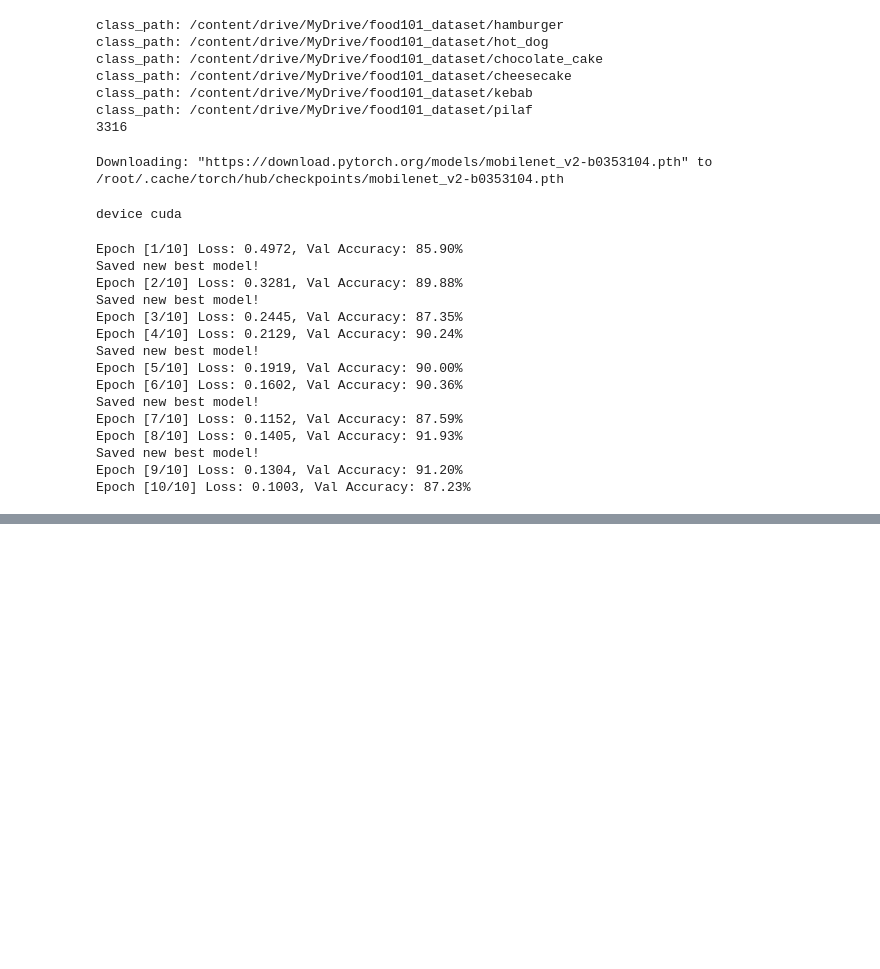
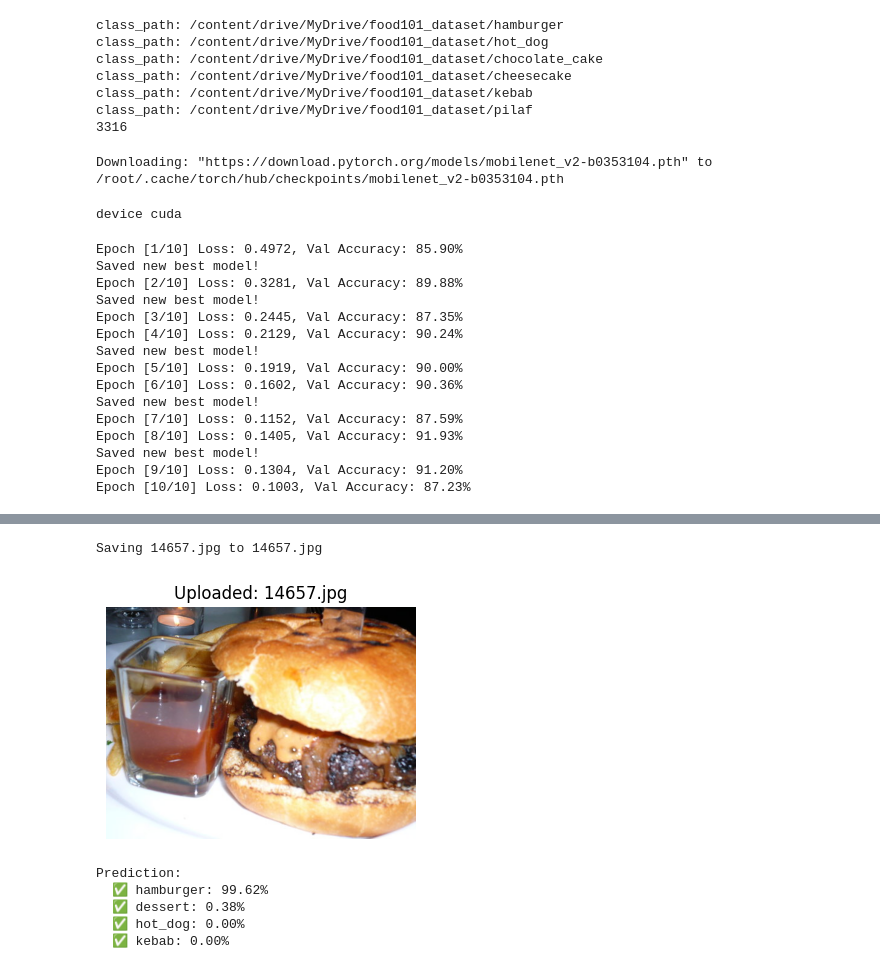
Before and after one commit to Alisherbakh/computer_vison, a Jupyter notebook: menu_detector_model.ipynb, the cells around one changed output, grey strips where cells are left out. Drawn from its saved outputs; the diff is of its cells as text; code cells hidden in the pictures; blank space fills up the shorter version.

Commit message:
feat: menu_detector model usage codes creation

```diff
--- a/menu_detector_model.ipynb
+++ b/menu_detector_model.ipynb
@@ -216,0 +219,73 @@ Epoch [10/10] Loss: 0.1003, Val Accuracy: 87.23%
+# %%
+# -----------------------------------------
+# Required Imports
+# -----------------------------------------
+import torch                                      # Asosiy PyTorch kutubxonasi
+import torchvision.transforms as transforms       # Rasmni tayyorlash vositalari (Resize, ToTensor, Normalize)
+from torchvision.models import mobilenet_v2       # MobileNetV2 modelini yaratuvchi funksiya
+from PIL import Image                             # Rasmni ochish uchun
+from google.colab import files                    # Kompyuterdan Colab'ga fayl (rasm) yuklash uchun
+import io                                         # Yuklangan faylni xotirada (baytlar sifatida) ochish uchun
+import matplotlib.pyplot as plt                   # Rasm va natijani ko'rsatish uchun
+
+# -----------------------------------------
+# Define Semantic Classes
+# -----------------------------------------
+CLASSES = ['hamburger', 'hot_dog', 'dessert', 'kebab', 'pilaf']  # Must match training order   → o'qitishdagi tartib bilan bir xil bo'lishi SHART
+NUM_CLASSES = len(CLASSES)                        # Sinflar soni → 5
+CLASS_TO_IDX = {cls: i for i, cls in enumerate(CLASSES)}   # Sinf nomi → raqam: {'hamburger': 0, ..., 'pilaf': 4}
+
+# -----------------------------------------
+# Transform for Uploaded Images (no augmentations!)
+# -----------------------------------------
+transform = transforms.Compose([                  # Yuklangan rasmni o'qitishdagidek tayyorlaymiz
+    transforms.Resize((224, 224)),                # 224x224 o'lchamga keltiramiz
+    transforms.ToTensor(),                        # Tensorga aylantiramiz: 0–255 → 0–1, H,W,C → C,H,W
+    transforms.Normalize(mean=[0.485, 0.456, 0.406],   # ImageNet o'rtacha qiymatlari
+                         std=[0.229, 0.224, 0.225])    # ImageNet standart og'ishlari
+])
+
+# -----------------------------------------
+# Load Model
+# -----------------------------------------
+model = mobilenet_v2(weights=None)                # Bo'sh MobileNetV2 "skeleti"ni yaratamiz (og'irliklarsiz)
+model.classifier[1] = torch.nn.Linear(model.classifier[1].in_features, NUM_CLASSES)   # Oxirgi qatlamni 5 sinfga moslaymiz (o'qitishdagidek)
+model.load_state_dict(torch.load('/content/menu_detector.pth', map_location='cpu'))   # O'qitilgan og'irliklarni fayldan yuklaymiz
+
+device = torch.device('cuda' if torch.cuda.is_available() else 'cpu')   # GPU bo'lsa cuda, bo'lmasa cpu
+print('device:', device)                          # Tanlangan qurilmani chiqaramiz
+model = model.to(device)                          # Modelni qurilmaga ko'chiramiz
+model.eval()                                      # Bashorat rejimi (Dropout o'chadi)
+
+
+
+
+# -----------------------------------------
+# Upload & Predict
+# -----------------------------------------
+print("Upload one or more images of your food:")   # Foydalanuvchiga rasm yuklash haqida xabar
+uploaded = files.upload()                         # Kompyuterdan rasm tanlash tugmasini chiqaradi → {fayl_nomi: baytlar}
+
+for image_name in uploaded.keys():                # Yuklangan har bir fayl nomi bo'yicha aylanamiz
+    image = Image.open(io.BytesIO(uploaded[image_name])).convert('RGB')   # Baytlardan rasmni ochib, RGB'ga keltiramiz
+
+    # Display image
+    plt.figure(figsize=(4, 4))                    # 4x4 o'lchamli grafik oynasi
+    plt.imshow(image)                             # Rasmni ko'rsatamiz
+    plt.axis('off')                               # O'qlar va raqamlarni yashiramiz
+    plt.title(f'Uploaded: {image_name}')          # Sarlavhada fayl nomi
+    plt.show()                                    # Ekranga chiqaramiz
+
+    # Predict
+    image_tensor = transform(image).unsqueeze(0).to(device)   # Rasm → tensor [3,224,224] → batch [1,3,224,224] → GPU/CPU
+    with torch.no_grad():                         # Gradient hisoblamaymiz (faqat bashorat)
+        output = model(image_tensor)              # Model 5 ta sinfga ball (logits) qaytaradi → [1, 5]
+        probs = torch.softmax(output, dim=1)[0]   # Ballarni ehtimollikka aylantiramiz (yig'indisi 100%) → [5]
+        topk = torch.topk(probs, 4)               # Eng yuqori 4 ta ehtimollik va ularning sinf raqamlarini olamiz
+
+    print("Prediction:")                          # Natija sarlavhasi
+    for i in range(topk.indices.size(0)):         # 4 ta natija bo'yicha aylanamiz
+        label = CLASSES[topk.indices[i]]          # Sinf raqamini nomga aylantiramiz: 4 → 'pilaf'
+        confidence = topk.values[i].item() * 100  # Ehtimollikni foizga: 0.92 → 92.0
+        print(f"  ✅ {label}: {confidence:.2f}%")  # Masalan: ✅ pilaf: 92.35%
+# %% [output]
@@ -216,0 +295,7 @@ Epoch [10/10] Loss: 0.1003, Val Accuracy: 87.23%
+Saving 14657.jpg to 14657.jpg
+[figure, added]
+Prediction:
+  ✅ hamburger: 99.62%
+  ✅ dessert: 0.38%
+  ✅ hot_dog: 0.00%
+  ✅ kebab: 0.00%
```
Also changed, not shown: parts of 2 cells of this notebook.
